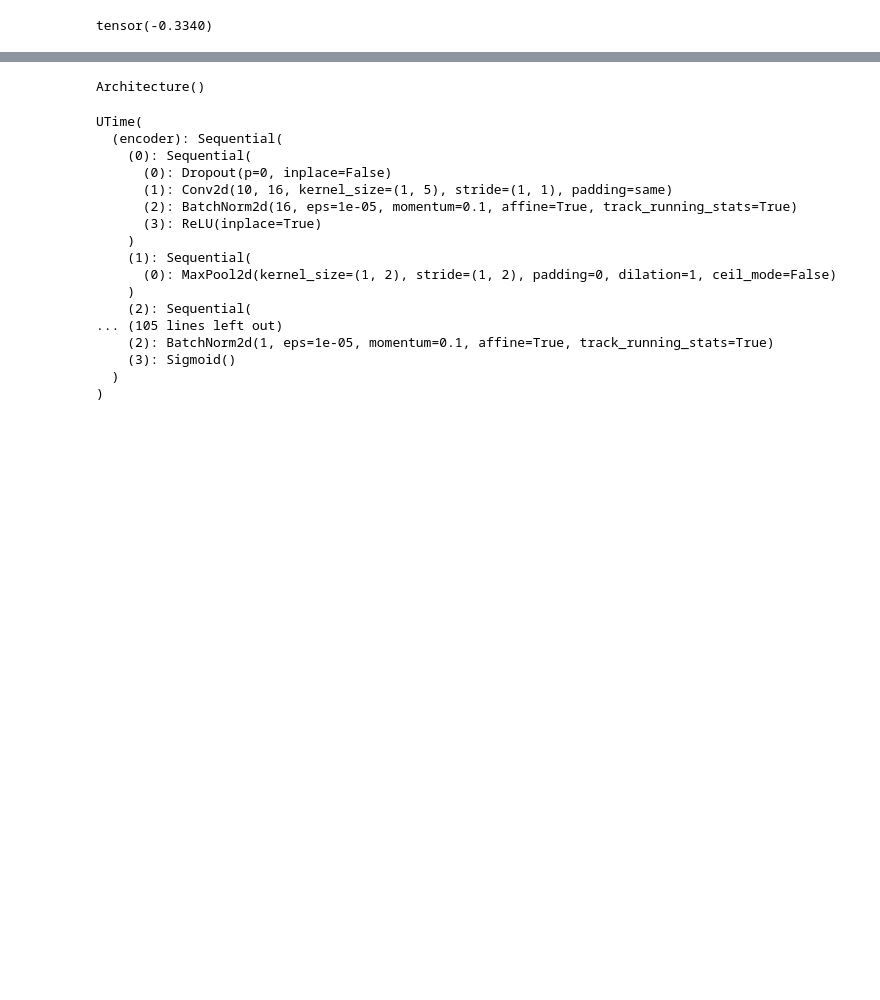
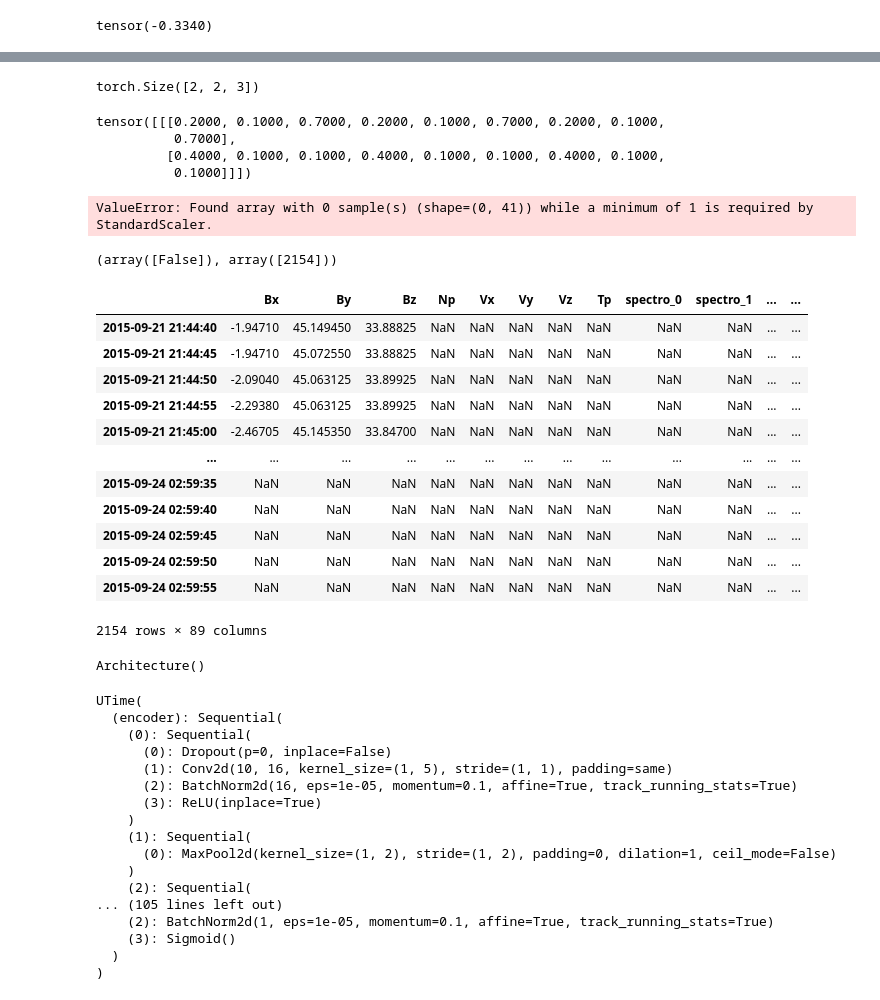
Before and after one commit to Ambreghisalberti/UTime, a Jupyter notebook: UTime/Tests.ipynb, the cells around one changed output, grey strips where cells are left out. Saved outputs shown, nothing was run; the diff lists cells and outputs as text; code cells hidden in the pictures; blank space fills up the shorter version.

```diff
--- a/UTime/Tests.ipynb
+++ b/UTime/Tests.ipynb
@@ -12,3 +62,74 @@ tensor(-0.3340)
+# %%
+torch.concat((test,test2),dim=0)
+# %% [output]
+torch.Size([2, 2, 3])
+# %%
+test.repeat(1,1,3)
+# %% [output]
+tensor([[[0.2000, 0.1000, 0.7000, 0.2000, 0.1000, 0.7000, 0.2000, 0.1000,
+          0.7000],
+         [0.4000, 0.1000, 0.1000, 0.4000, 0.1000, 0.1000, 0.4000, 0.1000,
+          0.1000]]])
+# %%
+import pandas as pd
+import numpy as np
+from UTime import WindowsEntangledMomentsSpectro
+
+all_data = pd.read_pickle('data_reduced_for_pycharm.pkl')
+pos = pd.read_pickle('pos_reduced_for_pycharm.pkl')
+omni = pd.read_pickle('omni_reduced_for_pycharm.pkl')
+
+from UTime import Windows
+spectro_features = [f'spectro_{i}' for i in range(32)]
+moments_features = ['Bx', 'By', 'Bz', 'Vx', 'Vy', 'Vz', 'OMNI_Bx','OMNI_By','OMNI_Bz']
+win_duration = np.timedelta64(30, 'm')
+
+windows = WindowsEntangledMomentsSpectro(all_data, pos, omni, win_duration, spectro_features=spectro_features, moments_features = moments_features, is_prepared=True)
+# %% [output]
+ValueError: Found array with 0 sample(s) (shape=(0, 41)) while a minimum of 1 is required by StandardScaler.
+# %%
+omni = omni.rename(columns={col:"OMNI_"+col for col in omni.columns})
+omni = omni.ffill().bfill()
+
+dataset = pd.concat([all_data, omni], axis = 1)
+# %%
+def select_windows(df, condition):
+    """ Needs to have one for all the points of the window, not only for the last one!
+    Refactor flag function, and the counts of swapp."""
+
+    if isinstance(condition, str):
+        if condition == ('all'):
+            return df
+        else:
+            return df[df[condition].values == True]
+    elif isinstance(condition, list):
+        if condition != []:
+            subdf = select_windows(df, condition[0])
+            return select_windows(subdf, condition[1:])
+        else:
+            return df
+    else:
+        raise Exception("Condition should be a string or a list of strings.")
+
+np.unique(select_windows(dataset, ['isFull_select']).isDayside_select.values, return_counts=True)
+# %% [output]
+(array([False]), array([2154]))
+# %%
+select_windows(dataset, ['isDayside_select'])
+# %% [output]
+|  | Bx | By | Bz | Np | Vx | Vy | Vz | Tp | spectro_0 | spectro_1 | ... | ... |
+| 2015-09-21 21:44:40 | -1.94710 | 45.149450 | 33.88825 | NaN | NaN | NaN | NaN | NaN | NaN | NaN | ... | ... |
+| 2015-09-21 21:44:45 | -1.94710 | 45.072550 | 33.88825 | NaN | NaN | NaN | NaN | NaN | NaN | NaN | ... | ... |
+| 2015-09-21 21:44:50 | -2.09040 | 45.063125 | 33.89925 | NaN | NaN | NaN | NaN | NaN | NaN | NaN | ... | ... |
+| 2015-09-21 21:44:55 | -2.29380 | 45.063125 | 33.89925 | NaN | NaN | NaN | NaN | NaN | NaN | NaN | ... | ... |
+| 2015-09-21 21:45:00 | -2.46705 | 45.145350 | 33.84700 | NaN | NaN | NaN | NaN | NaN | NaN | NaN | ... | ... |
+| ... | ... | ... | ... | ... | ... | ... | ... | ... | ... | ... | ... | ... |
+| 2015-09-24 02:59:35 | NaN | NaN | NaN | NaN | NaN | NaN | NaN | NaN | NaN | NaN | ... | ... |
+| 2015-09-24 02:59:40 | NaN | NaN | NaN | NaN | NaN | NaN | NaN | NaN | NaN | NaN | ... | ... |
+| 2015-09-24 02:59:45 | NaN | NaN | NaN | NaN | NaN | NaN | NaN | NaN | NaN | NaN | ... | ... |
+| 2015-09-24 02:59:50 | NaN | NaN | NaN | NaN | NaN | NaN | NaN | NaN | NaN | NaN | ... | ... |
+| 2015-09-24 02:59:55 | NaN | NaN | NaN | NaN | NaN | NaN | NaN | NaN | NaN | NaN | ... | ... |
+2154 rows × 89 columns
 # %%
 from UTime.architecture import Architecture
 
```
Also changed, not shown: parts of 8 cells of this notebook, 5 other files.
